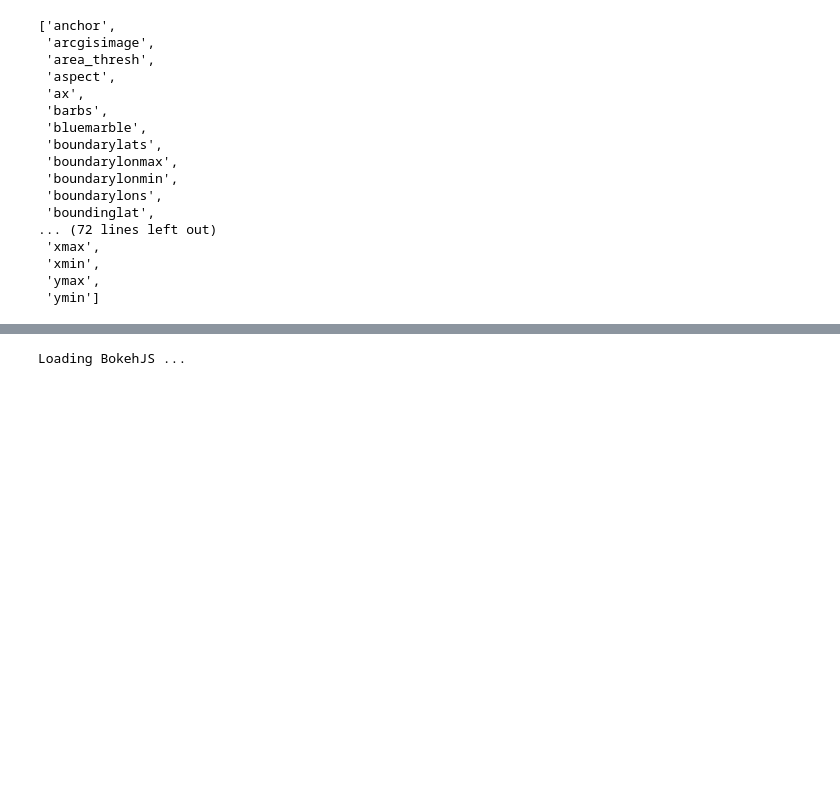
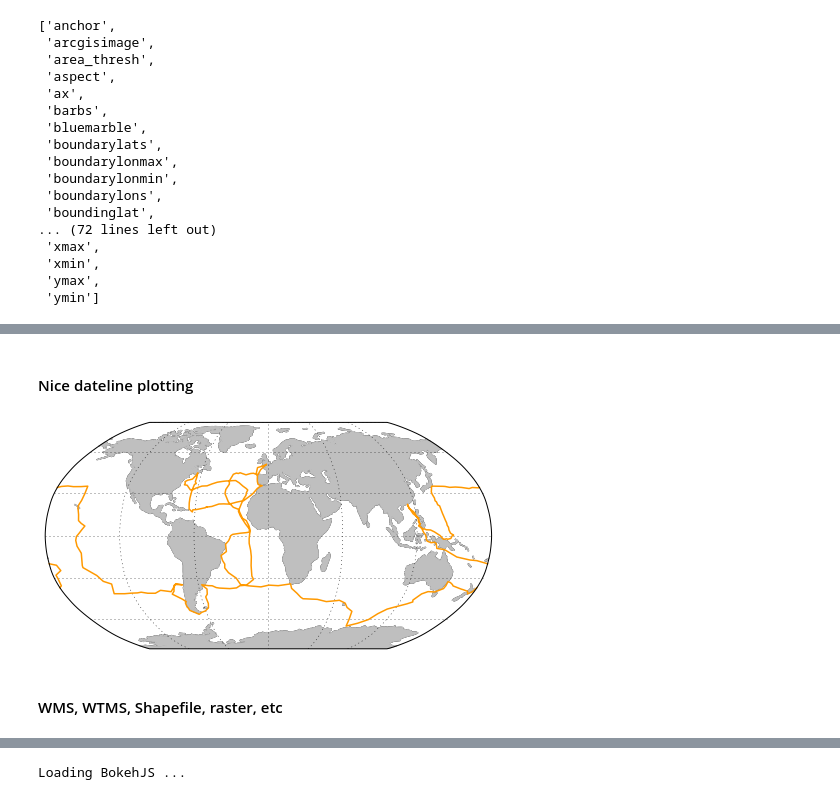
Before and after one commit to ocefpaf/python_mapping_stack_tour, a Jupyter notebook: tech_talk_usgs.ipynb, the cells around one changed output, grey strips where cells are left out. Drawn from its saved outputs; the diff is of its cells as text; code cells hidden in the pictures; blank space fills up the shorter version.

```diff
--- a/tech_talk_usgs.ipynb
+++ b/tech_talk_usgs.ipynb
@@ -348,0 +204,20 @@ within_2_deg = mpatches.Rectangle((0, 0), 1, 1, facecolor="#FF7E00")
+# %%
+def brazil_states(proj=ccrs.PlateCarree()):
+    fig, ax = plt.subplots(figsize=(8, 6),
+                           subplot_kw=dict(projection=proj))
+    ax.stock_img()
+    ax.add_feature(LAND)
+    ax.add_feature(COASTLINE)
+    ax.set_extent([-82, -32, -45, 10])
+    gl = ax.gridlines(draw_labels=True)
+    gl.xlabels_top = False
+    gl.ylabels_right = False
+    gl.xformatter = LONGITUDE_FORMATTER
+    gl.yformatter = LATITUDE_FORMATTER
+    return fig, ax
+# %%
+fig, ax = brazil_states()
+states = NaturalEarthFeature(category='cultural',
+                             scale='50m', facecolor='none',
+                             name='admin_1_states_provinces_shp')
+states = ax.add_feature(states, edgecolor='gray')
@@ -348,0 +226,2 @@ within_2_deg = mpatches.Rectangle((0, 0), 1, 1, facecolor="#FF7E00")
+# %% [markdown]
+#### Nice dateline plotting
@@ -348,0 +231,17 @@ within_2_deg = mpatches.Rectangle((0, 0), 1, 1, facecolor="#FF7E00")
+# %%
+def make_cartopy(proj=ccrs.Robinson(), figsize=(8, 8),
+                 resolution='110m'):
+    fig, ax = plt.subplots(figsize=figsize,
+                           subplot_kw=dict(projection=proj))
+    ax.set_global()
+    ax.coastlines(resolution=resolution, color='k')
+    gl = ax.gridlines(draw_labels=False)
+    ax.add_feature(cfeature.LAND, facecolor='0.75')
+    return fig, ax
+# %%
+fig, ax = make_cartopy(proj=ccrs.Robinson(), resolution='110m')
+pts = ax.plot(lon, lat, transform=ccrs.Geodetic(), **kw)
+# %% [output]
+[figure, added]
+# %% [markdown]
+#### WMS, WTMS, Shapefile, raster, etc
```
Also changed, not shown: parts of 93 cells of this notebook.
